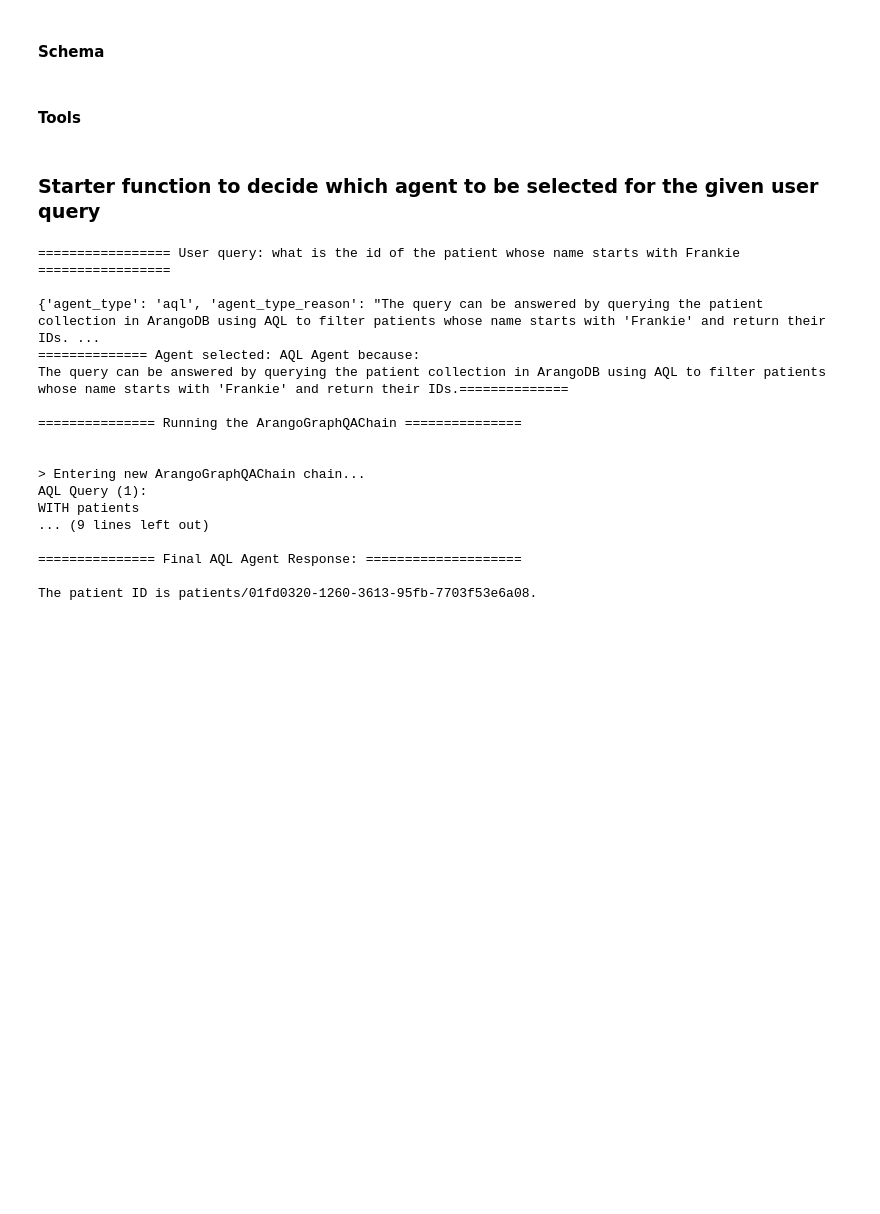
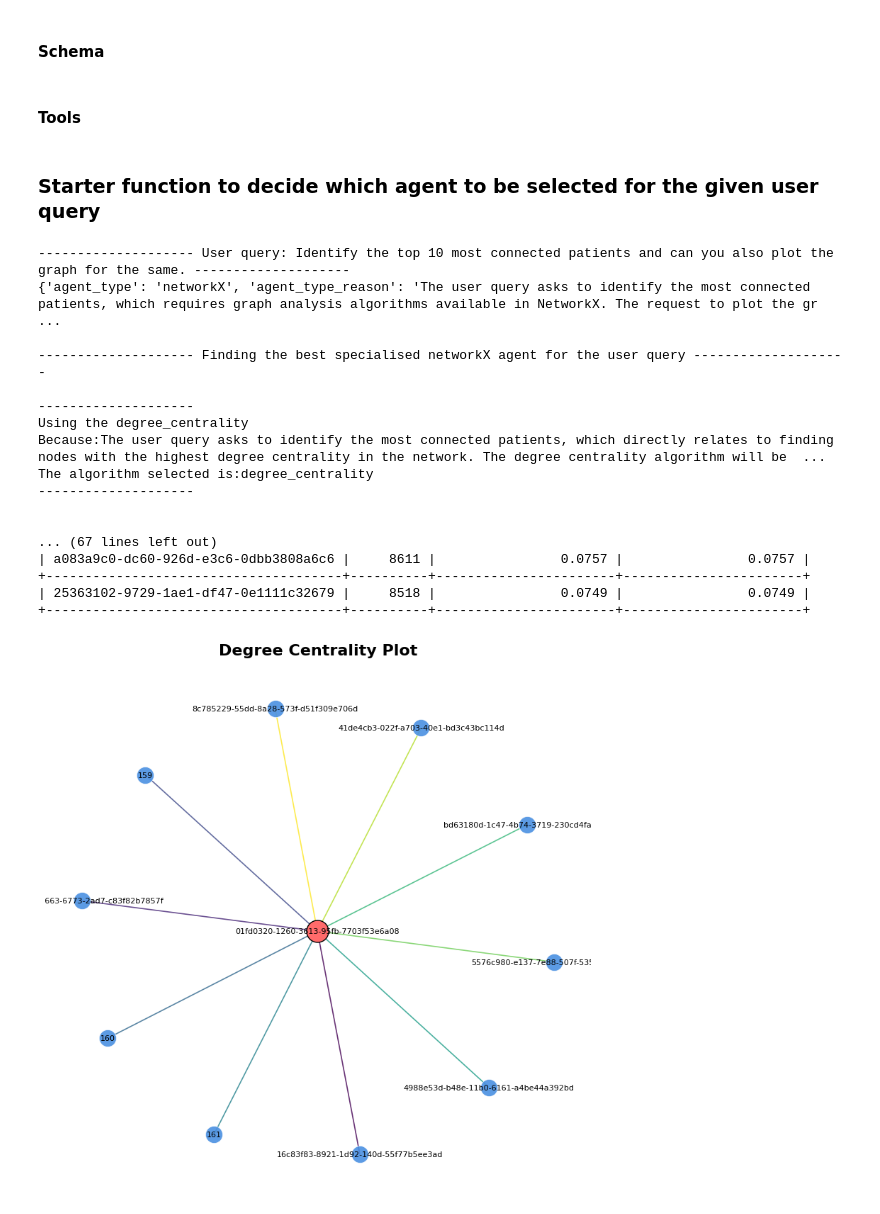
Before and after one commit to GurneeshBudhiraja/ArangoDB-Hackathon, a Jupyter notebook: main.ipynb, the cells around one changed output. Cells and saved outputs as stored; diff of their text form; code cells hidden in the pictures; blank space fills up the shorter version.

Commit message:
feat: complete the degree centrality agent and conditional plotting of the graph

```diff
--- a/main.ipynb
+++ b/main.ipynb
@@ -832,7 +891,7 @@ def main(user_query:str):
     agent_type: str = Field(description="""
                             The type of agent to be used to answer the user query.
                             If the user query is best to be solved using aql then return `aql`.
-                            You will return `networkX` if the given user query will be solved using the networkX algorithms.
+                            You will return `networkX` if the given user query will be solved using the networkX algorithms. If the one half of the query needs to be solved using NetworkX and the other half demands to plot some visualisation in that case, the user query would still lie in the `networkX` category.
                             If the user query requires a combination of both aql and networkX algorithms then reply with `hybrid`.
       If the user query can not be solved efficiently using aql, any networkX agents, or hybrid that will be considered as the irrelevant query.""", default="")
 
@@ -919,56 +978,69 @@ try:
   while not user_query:
     user_query = input("Enter the user query: ").strip()
 
-  print("================= User query:", user_query,"=================\n")
+  print("\n-------------------- User query:", user_query,"--------------------")
 
   response = main(user_query=user_query)
   print(response)
   agent_type = response["agent_type"]
 
   # Matches the agent type
   match agent_type:
 
     case "aql":
-      print(f'============== Agent selected: AQL Agent because:\n{response["agent_type_reason"]}==============\n')
+      print(f'\n-------------------- Agent selected: AQL Agent because:\n{response["agent_type_reason"]}--------------------')
       aql_agent_response = aql_agent(user_query=user_query)
-      print("\n\n=============== Final AQL Agent Response: ====================\n")
+      print("\n-------------------- START RESPONSE: AQL Agent --------------------")
       print(aql_agent_response["result"])
+      print("-------------------- END RESPONSE: AQL Agent --------------------\n")
 
     case "hybrid":
-      print(f"============== Agent selected: Hybrid Agent because:\n{response['agent_type_reason']}==============\n")
+      print(f"\n-------------------- Agent selected: Hybrid Agent because:\n{response['agent_type_reason']} --------------------")
 
     case "networkX":
-      print(f"============== Finding the best specialised networkX agent for the user query ==============\n")
+      print(f"\n-------------------- Finding the best specialised networkX agent for the user query --------------------")
       # Another LLM call to decide what specialised agent to go for within NetworkX
       specialised_agent_response = get_specialised_networkX_agent(user_query=response["modified_query"])
 
-      print(f"\n================ Using the {specialised_agent_response['specialised_agent']} because:\n{specialised_agent_response['specialised_agent_reason']}\nThe algorithm selected is:{specialised_agent_response['algorithm']}\n")
+      print("\n--------------------")
+      print(f"Using the {specialised_agent_response['specialised_agent']}\nBecause:{specialised_agent_response['specialised_agent_reason']}\nThe algorithm selected is:{specialised_agent_response['algorithm']}")
+      print("--------------------\n")
 
       if specialised_agent_response["specialised_agent"] == "degree_centrality":
-        degree_centrality_agent_response = degree_centrality_agent(user_query=user_query)
+        degree_centrality_agent_response = degree_centrality_agent(user_query=response["modified_query"])
+        print("\n-------------------- Degree Centrality Agent Response: --------------------")
+        pprint.pprint((degree_centrality_agent_response["messages"][-1]).content)
+        dc_verify()
+        # Plots the graph
+        if(response["is_visualisation_asked"]):
+          # TODO: will use AI to handle dynamic plot requests
+          dc_plot_visualisation()
+        # Shows the verification results
+
       else:
         print("The agent is not completed yet.")
 
     case _:
       print(response["not_relevant_message"])
 except Exception as e:
   print(e)
   print("Something went wrong. Please try again later.")
 # %% [output]
-================= User query: what is the id of the patient whose name starts with Frankie =================
+-------------------- User query: Identify the top 10 most connected patients and can you also plot the graph for the same. --------------------
+{'agent_type': 'networkX', 'agent_type_reason': 'The user query asks to identify the most connected patients, which requires graph analysis algorithms available in NetworkX. The request to plot the gr ...
 
-{'agent_type': 'aql', 'agent_type_reason': "The query can be answered by querying the patient collection in ArangoDB using AQL to filter patients whose name starts with 'Frankie' and return their IDs. ...
-============== Agent selected: AQL Agent because:
-The query can be answered by querying the patient collection in ArangoDB using AQL to filter patients whose name starts with 'Frankie' and return their IDs.==============
+-------------------- Finding the best specialised networkX agent for the user query --------------------
 
-=============== Running the ArangoGraphQAChain ===============
+--------------------
+Using the degree_centrality
+Because:The user query asks to identify the most connected patients, which directly relates to finding nodes with the highest degree centrality in the network. The degree centrality algorithm will be  ...
+The algorithm selected is:degree_centrality
+--------------------
 
 
-> Entering new ArangoGraphQAChain chain...
-AQL Query (1):
-WITH patients
-... (9 lines left out)
-
-=============== Final AQL Agent Response: ====================
-
-The patient ID is patients/01fd0320-1260-3613-95fb-7703f53e6a08.
+... (67 lines left out)
+| a083a9c0-dc60-926d-e3c6-0dbb3808a6c6 |     8611 |                0.0757 |                0.0757 |
++--------------------------------------+----------+-----------------------+-----------------------+
+| 25363102-9729-1ae1-df47-0e1111c32679 |     8518 |                0.0749 |                0.0749 |
++--------------------------------------+----------+-----------------------+-----------------------+
+[figure, added]
```
Also changed, not shown: parts of 4 cells of this notebook.
